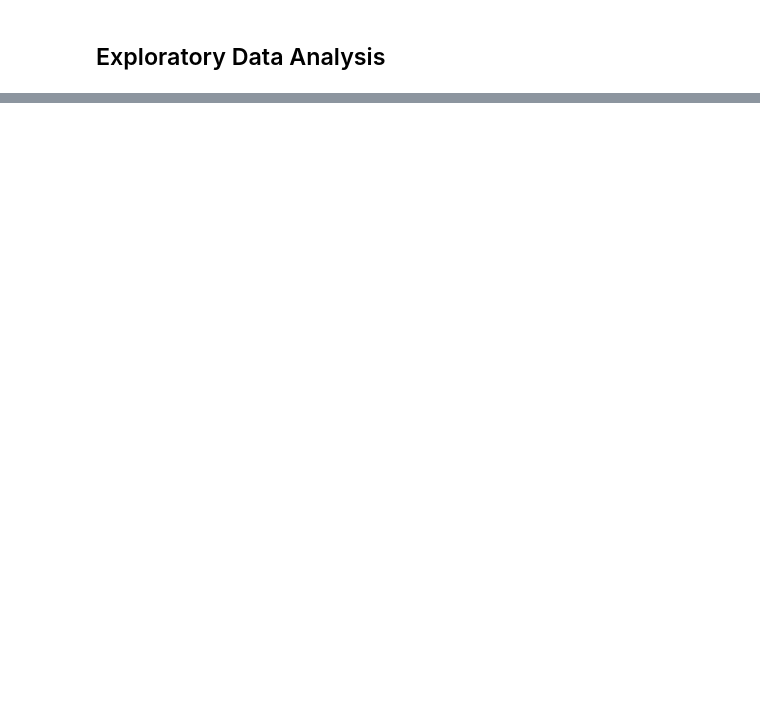
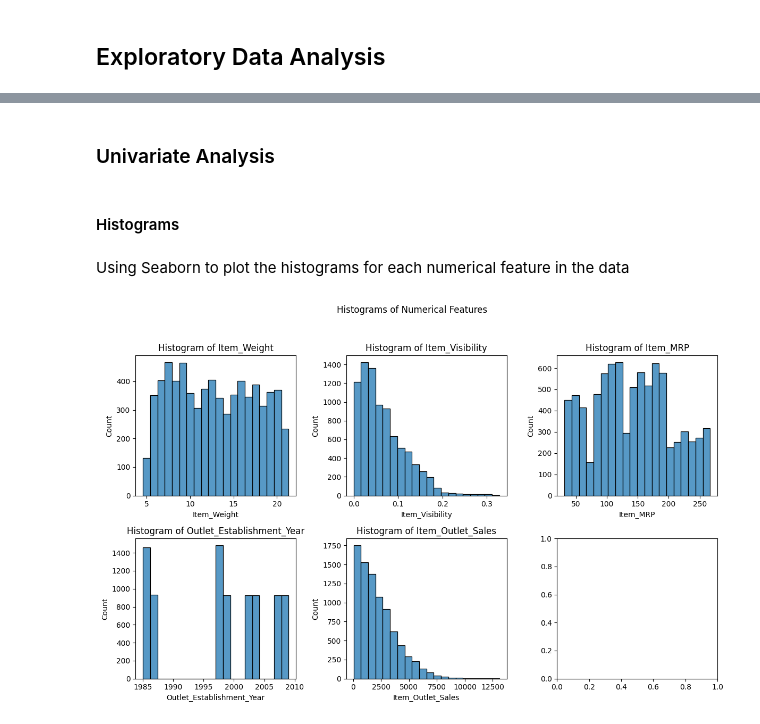
Before and after one commit to JCruzJorge/Prediction-of-Product-Sales, a Jupyter notebook: Prediction_of_Product_Sales_CruzJorge.ipynb, the cells around one changed output, grey strips where cells are left out. Drawn from its saved outputs; the diff is of its cells as text; code cells hidden in the pictures; blank space fills up the shorter version.

```diff
--- a/Prediction_of_Product_Sales_CruzJorge.ipynb
+++ b/Prediction_of_Product_Sales_CruzJorge.ipynb
@@ -511,5 +207,0 @@ filter_neg_Item_Weight.sum()
-# %%
-# Fixing Outlet Size
-df.loc[filter_missing_Outlet_Size,'Outlet_Size'] = np.nan
-filter_missing_Outlet_Size = df['Outlet_Size'] == 'MISSING'
-filter_missing_Outlet_Size.sum()
@@ -1069,5 +207,0 @@ mk_txt(df, 'Item_Outlet_Sales')
-# %%
-# Loading a fresh version of the data
-fpath = "/content/drive/MyDrive/CodingDojo/01-Fundamentals/Week02/Data/sales_predictions_2023.csv"
-df = pd.read_csv(fpath)
-df.info()
@@ -1168,5 +207,0 @@ Name: Item_Fat_Content, dtype: int64
-# %%
-df['Item_Fat_Content'] = df['Item_Fat_Content'].replace("LF","Low Fat")
-df['Item_Fat_Content'] = df['Item_Fat_Content'].replace("low fat","Low Fat")
-df['Item_Fat_Content'] = df['Item_Fat_Content'].replace("reg","Regular")
-df['Item_Fat_Content'].value_counts()
@@ -1177,3 +207,0 @@ Name: Item_Fat_Content, dtype: int64
-# %%
-df.drop(columns = 'Item_Identifier', axis = 1, inplace = True)
-df.info()
@@ -1579,0 +213,24 @@ ax.set(ylabel='Feature Name',xlabel='Feature Importance',
+# %% [markdown]
+### Univariate Analysis
+# %% [markdown]
+#### Histograms
+# %% [markdown]
+Using Seaborn to plot the histograms for each numerical feature in the data
+# %%
+numerical_features = ['Item_Weight', 'Item_Visibility', 'Item_MRP', 'Outlet_Establishment_Year', 'Item_Outlet_Sales']
+
+fig, ax = plt.subplots(nrows=2, ncols=3, figsize=(12, 8))
+
+# Plotting histograms for each numerical feature on its own subplot using Seaborn
+for i, feature in enumerate(numerical_features):
+    row = i // 3
+    col = i % 3
+    sns.histplot(data=df, x=feature, bins=20,  ax=ax[row, col])
+    ax[row, col].set_title(f"Histogram of {feature}")
+
+plt.suptitle("Histograms of Numerical Features")
+
+# Adjusting the layout to avoid overlap of titles
+plt.tight_layout(rect=[0, 0.03, 1, 0.95]);
+# %% [output]
+[figure, added]
```
Also changed, not shown: parts of 281 cells of this notebook.
